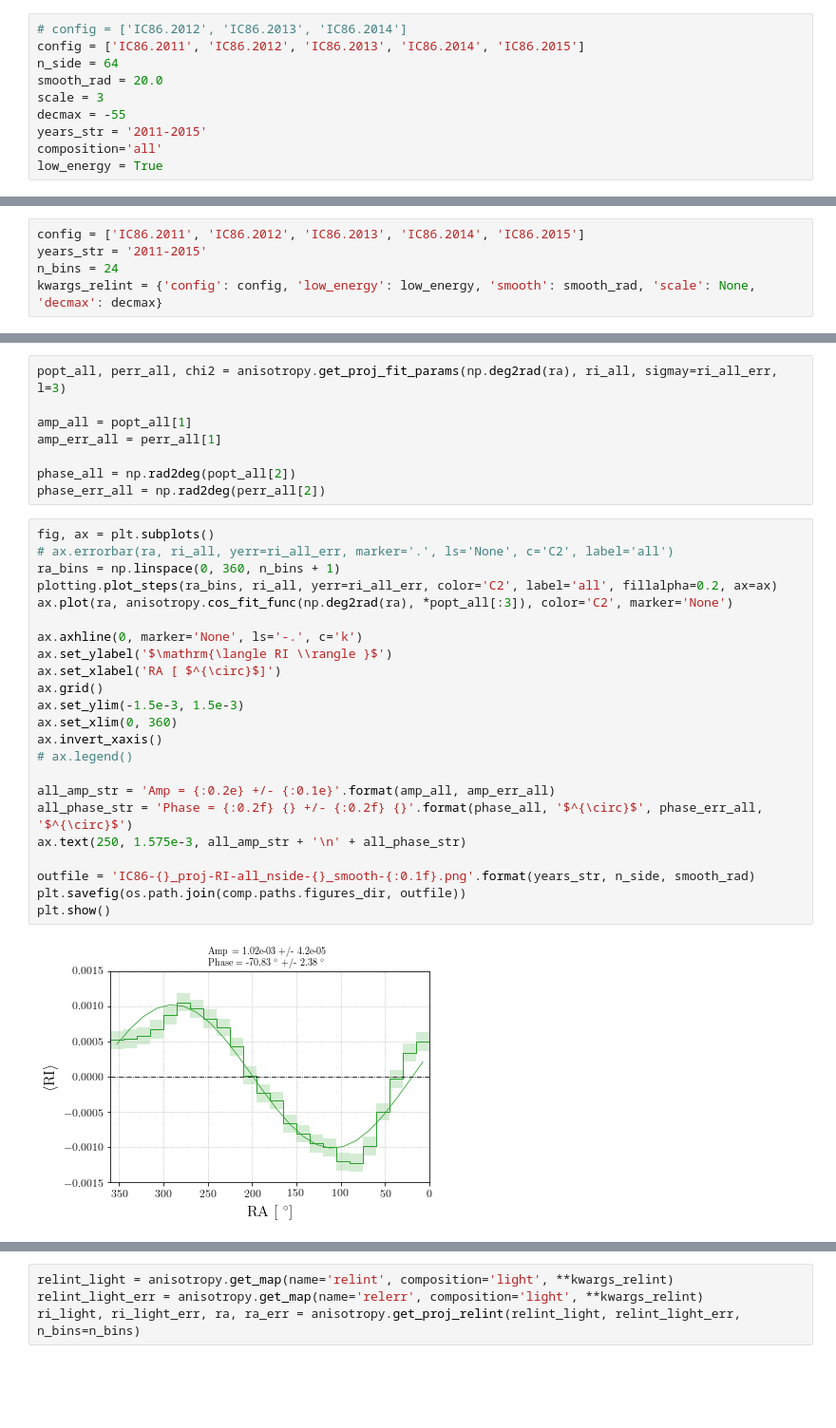
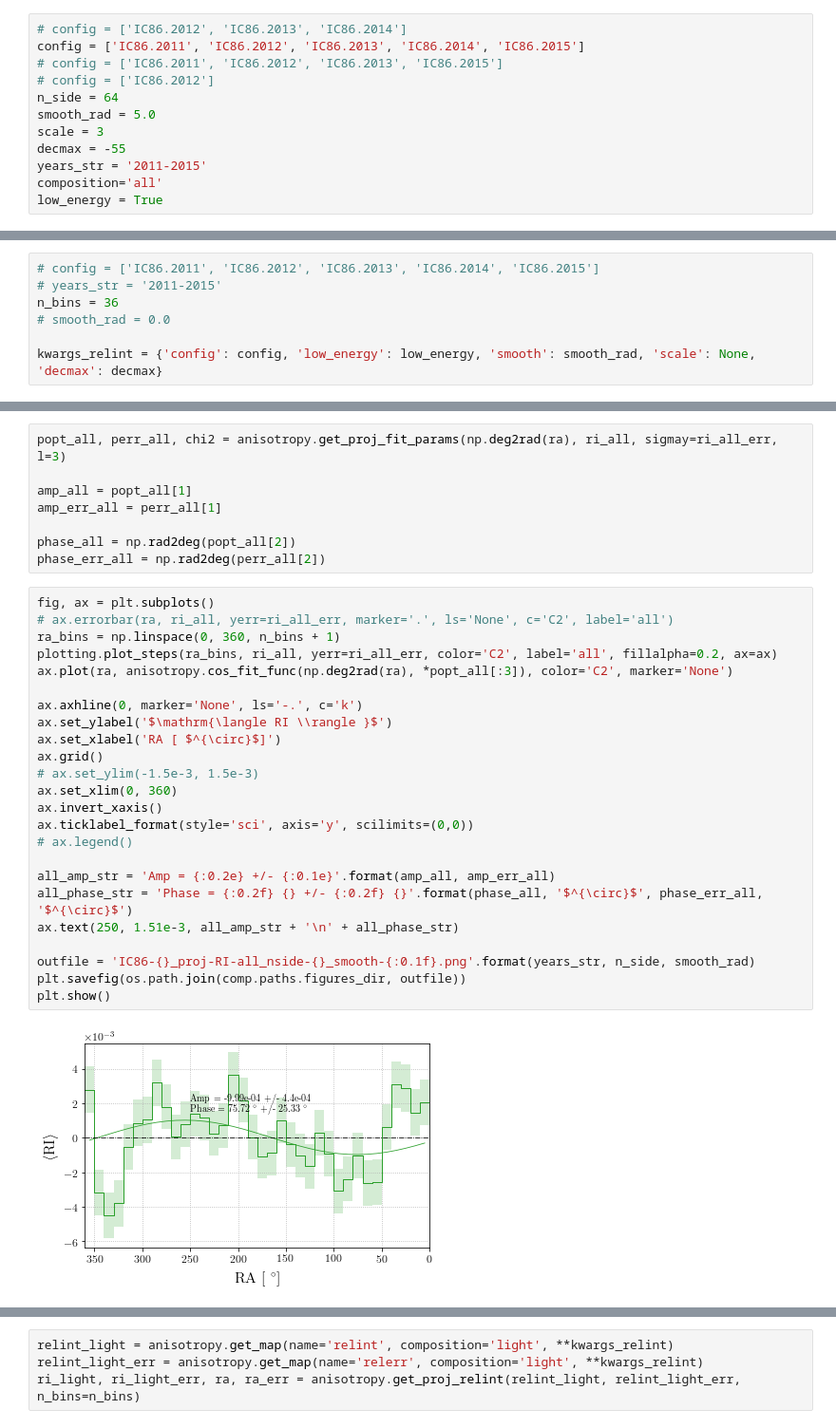
Before and after one commit to jrbourbeau/cr-composition, a Jupyter notebook: notebooks/anisotropy.ipynb, the cells around one changed output, grey strips where cells are left out. Shown at 95% size. Cells and saved outputs as stored; diff of their text form; blank space fills up the shorter version.

```diff
--- a/notebooks/anisotropy.ipynb
+++ b/notebooks/anisotropy.ipynb
@@ -45,8 +51,10 @@ color_dict = comp.analysis.get_color_dict()
 # %%
 # config = ['IC86.2012', 'IC86.2013', 'IC86.2014']
 config = ['IC86.2011', 'IC86.2012', 'IC86.2013', 'IC86.2014', 'IC86.2015']
+# config = ['IC86.2011', 'IC86.2012', 'IC86.2013', 'IC86.2015']
+# config = ['IC86.2012']
 n_side = 64
-smooth_rad = 20.0
+smooth_rad = 5.0
 scale = 3
 decmax = -55
 years_str = '2011-2015'
@@ -248,7 +259,9 @@ plt.savefig(os.path.join(comp.paths.figures_dir, outfile))
 # Projected relative intensity
 [ [back to top](#top) ]
 # %%
-config = ['IC86.2011', 'IC86.2012', 'IC86.2013', 'IC86.2014', 'IC86.2015']
-years_str = '2011-2015'
-n_bins = 24
+# config = ['IC86.2011', 'IC86.2012', 'IC86.2013', 'IC86.2014', 'IC86.2015']
+# years_str = '2011-2015'
+n_bins = 36
+# smooth_rad = 0.0
+
 kwargs_relint = {'config': config, 'low_energy': low_energy, 'smooth': smooth_rad, 'scale': None, 'decmax': decmax}
@@ -278,25 +295,26 @@ phase_err_all = np.rad2deg(perr_all[2])
 # %%
 fig, ax = plt.subplots()
 # ax.errorbar(ra, ri_all, yerr=ri_all_err, marker='.', ls='None', c='C2', label='all')
 ra_bins = np.linspace(0, 360, n_bins + 1)
 plotting.plot_steps(ra_bins, ri_all, yerr=ri_all_err, color='C2', label='all', fillalpha=0.2, ax=ax)
 ax.plot(ra, anisotropy.cos_fit_func(np.deg2rad(ra), *popt_all[:3]), color='C2', marker='None')
 
 ax.axhline(0, marker='None', ls='-.', c='k')
 ax.set_ylabel('$\mathrm{\langle RI \\rangle }$')
 ax.set_xlabel('RA [ $^{\circ}$]')
 ax.grid()
-ax.set_ylim(-1.5e-3, 1.5e-3)
+# ax.set_ylim(-1.5e-3, 1.5e-3)
 ax.set_xlim(0, 360)
 ax.invert_xaxis()
+ax.ticklabel_format(style='sci', axis='y', scilimits=(0,0))
 # ax.legend()
 
 all_amp_str = 'Amp = {:0.2e} +/- {:0.1e}'.format(amp_all, amp_err_all)
 all_phase_str = 'Phase = {:0.2f} {} +/- {:0.2f} {}'.format(phase_all, '$^{\circ}$', phase_err_all, '$^{\circ}$')
-ax.text(250, 1.575e-3, all_amp_str + '\n' + all_phase_str)
+ax.text(250, 1.51e-3, all_amp_str + '\n' + all_phase_str)
 
 outfile = 'IC86-{}_proj-RI-all_nside-{}_smooth-{:0.1f}.png'.format(years_str, n_side, smooth_rad)
 plt.savefig(os.path.join(comp.paths.figures_dir, outfile))
 plt.show()
 # %% [output]
-[figure, old version]
+[figure, new version]
```
Also changed, not shown: parts of 39 cells of this notebook, 13 other files.
